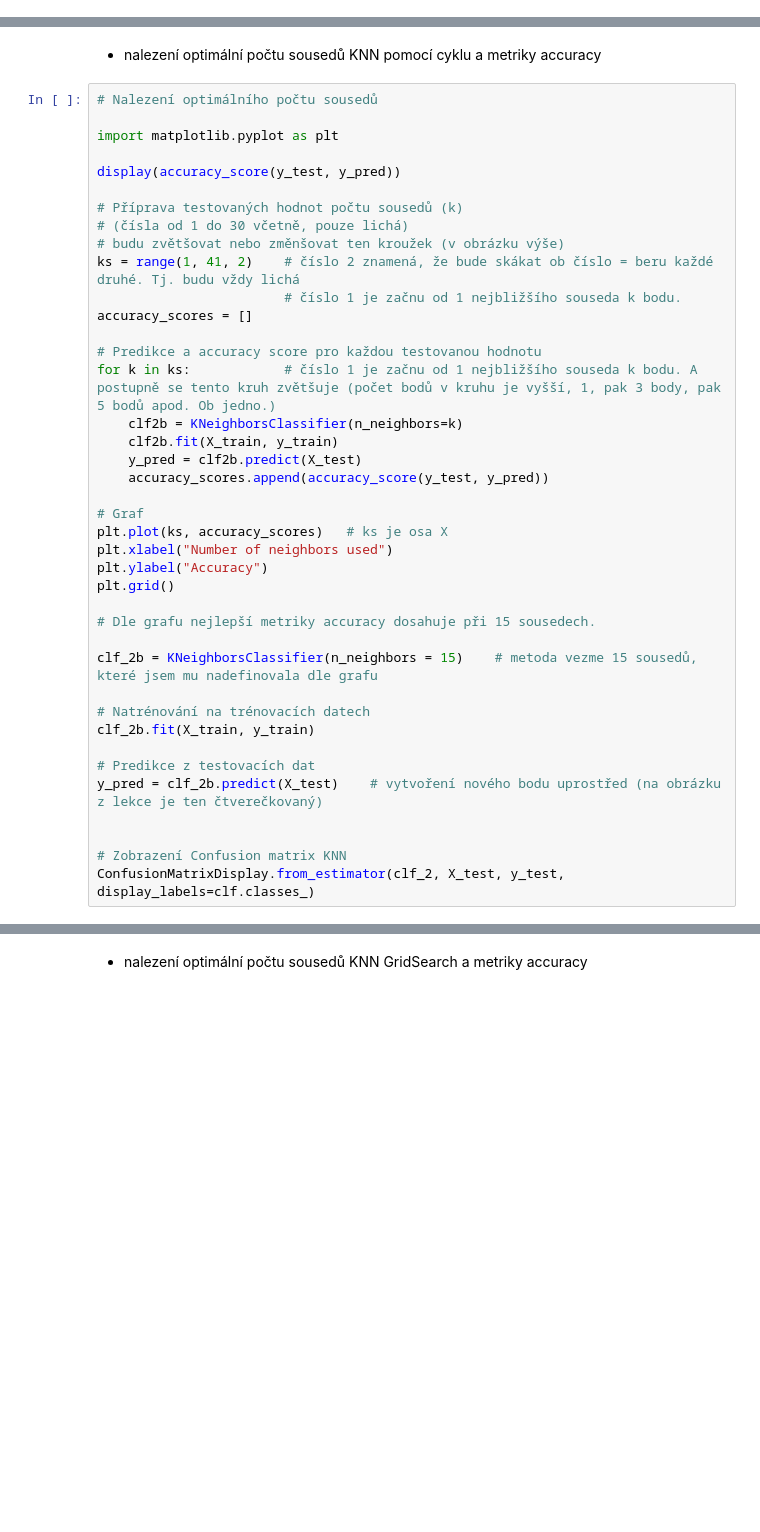
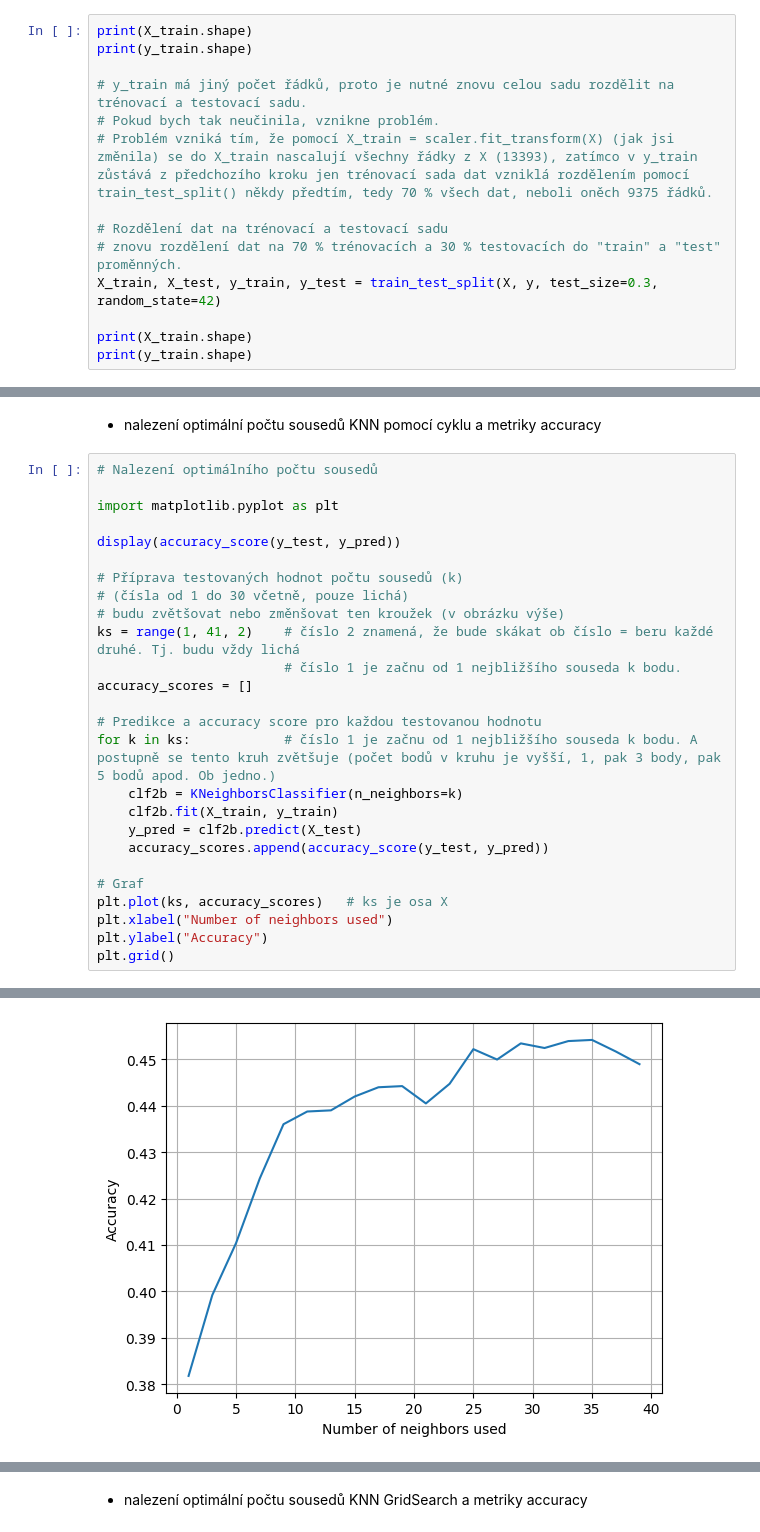
Before and after one commit to zitkovalenka/Python2-042023, a Jupyter notebook: UKOL_05-reseni-ML&AI-Fyzicka_kondice.ipynb, the cells around one changed output, grey strips where cells are left out. Saved outputs shown, nothing was run; the diff lists cells and outputs as text; blank space fills up the shorter version.

```diff
--- a/UKOL_05-reseni-ML&AI-Fyzicka_kondice.ipynb
+++ b/UKOL_05-reseni-ML&AI-Fyzicka_kondice.ipynb
@@ -174,3 +174,17 @@ array([[-0.76275036,  0.76275036, -0.71743212, ...,  0.1120089 ,
         -0.6276465 , -1.66256592],
        [-0.76275036,  0.76275036, -0.20367558, ...,  0.29820034,
          1.34334536, -0.10013466]])
+# %%
+print(X_train.shape)
+print(y_train.shape)
+
+# y_train má jiný počet řádků, proto je nutné znovu celou sadu rozdělit na trénovací a testovací sadu.
+# Pokud bych tak neučinila, vznikne problém.
+# Problém vzniká tím, že pomocí X_train = scaler.fit_transform(X) (jak jsi změnila) se do X_train nascalují všechny řádky z X (13393), zatímco v y_train zůstává z předchozího kroku jen trénovací sada dat vzniklá rozdělením pomocí train_test_split() někdy předtím, tedy 70 % všech dat, neboli oněch 9375 řádků.
+
+# Rozdělení dat na trénovací a testovací sadu
+# znovu rozdělení dat na 70 % trénovacích a 30 % testovacích do "train" a "test" proměnných.
+X_train, X_test, y_train, y_test = train_test_split(X, y, test_size=0.3, random_state=42)
+
+print(X_train.shape)
+print(y_train.shape)
@@ -231,18 +251,4 @@ plt.plot(ks, accuracy_scores)   # ks je osa X
 plt.xlabel("Number of neighbors used")
 plt.ylabel("Accuracy")
 plt.grid()
-
-# Dle grafu nejlepší metriky accuracy dosahuje při 15 sousedech.
-
-clf_2b = KNeighborsClassifier(n_neighbors = 15)    # metoda vezme 15 sousedů, které jsem mu nadefinovala dle grafu
-
-# Natrénování na trénovacích datech
-clf_2b.fit(X_train, y_train)
-
-# Predikce z testovacích dat
-y_pred = clf_2b.predict(X_test)    # vytvoření nového bodu uprostřed (na obrázku z lekce je ten čtverečkovaný)
-
-
-# Zobrazení Confusion matrix KNN
-ConfusionMatrixDisplay.from_estimator(clf_2, X_test, y_test, display_labels=clf.classes_)
 # %% [output]
@@ -249,0 +256 @@ ValueError: Found input variables with inconsistent numbers of samples: [4018, 9
+[figure, added]
```
Also changed, not shown: parts of 13 cells of this notebook.
